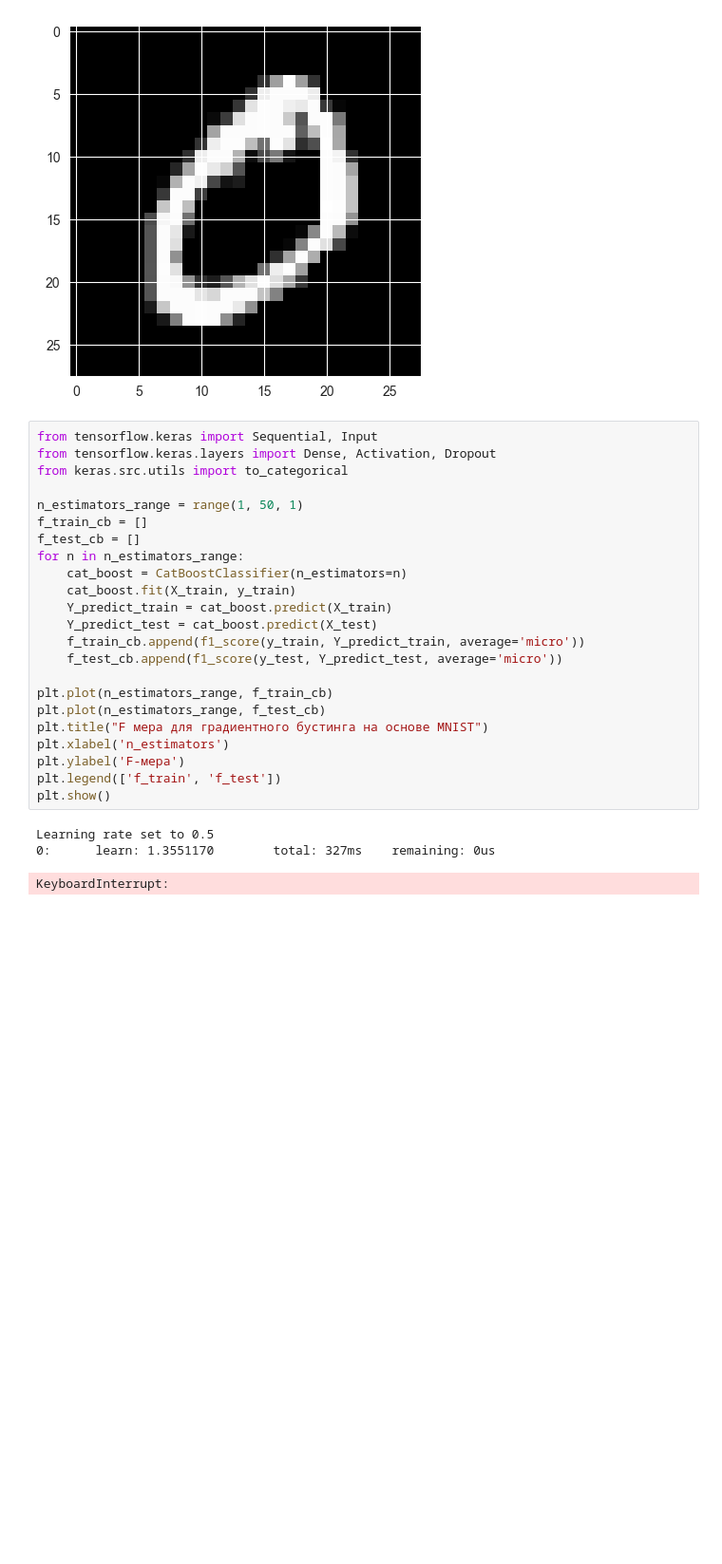
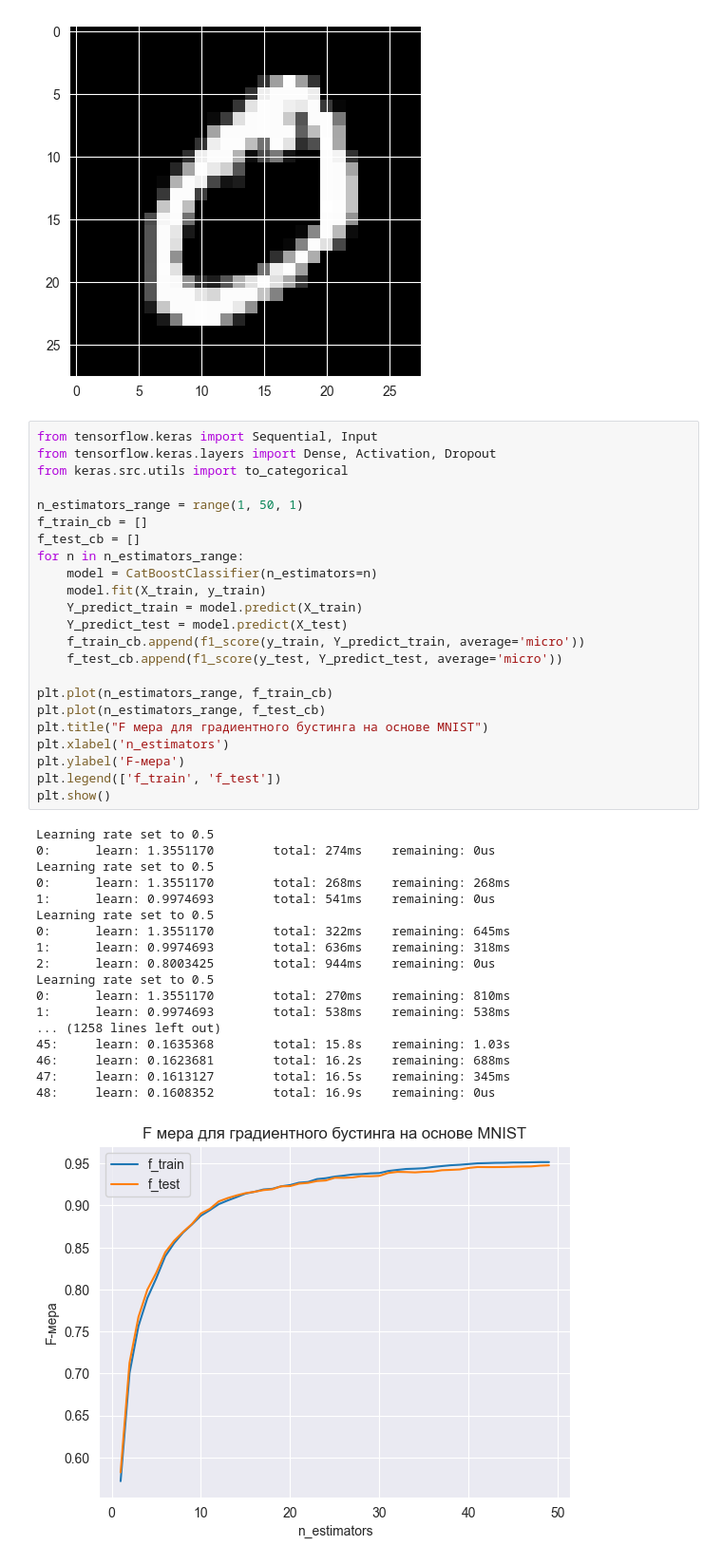
Before and after one commit to Sasha1339/lr3_ai, a Jupyter notebook: task_picture.ipynb, the cells around one changed output. Shown at 95% size. Drawn from its saved outputs; the diff is of its cells as text; blank space fills up the shorter version.

```diff
--- a/task_picture.ipynb
+++ b/task_picture.ipynb
@@ -24,30 +24,45 @@ X_test = X_test.reshape(X_test.shape[0], 28 * 28)
 # %%
 from tensorflow.keras import Sequential, Input
 from tensorflow.keras.layers import Dense, Activation, Dropout
 from keras.src.utils import to_categorical
 
 n_estimators_range = range(1, 50, 1)
 f_train_cb = []
 f_test_cb = []
 for n in n_estimators_range:
-    cat_boost = CatBoostClassifier(n_estimators=n)
-    cat_boost.fit(X_train, y_train)
-    Y_predict_train = cat_boost.predict(X_train)
-    Y_predict_test = cat_boost.predict(X_test)
+    model = CatBoostClassifier(n_estimators=n)
+    model.fit(X_train, y_train)
+    Y_predict_train = model.predict(X_train)
+    Y_predict_test = model.predict(X_test)
     f_train_cb.append(f1_score(y_train, Y_predict_train, average='micro'))
     f_test_cb.append(f1_score(y_test, Y_predict_test, average='micro'))
 
 plt.plot(n_estimators_range, f_train_cb)
 plt.plot(n_estimators_range, f_test_cb)
 plt.title("F мера для градиентного бустинга на основе MNIST")
 plt.xlabel('n_estimators')
 plt.ylabel('F-мера')
 plt.legend(['f_train', 'f_test'])
 plt.show()
 # %% [output]
 Learning rate set to 0.5
-0:      learn: 1.3551170        total: 327ms    remaining: 0us
+0:      learn: 1.3551170        total: 274ms    remaining: 0us
+Learning rate set to 0.5
+0:      learn: 1.3551170        total: 268ms    remaining: 268ms
+1:      learn: 0.9974693        total: 541ms    remaining: 0us
+Learning rate set to 0.5
+0:      learn: 1.3551170        total: 322ms    remaining: 645ms
+1:      learn: 0.9974693        total: 636ms    remaining: 318ms
+2:      learn: 0.8003425        total: 944ms    remaining: 0us
+Learning rate set to 0.5
+0:      learn: 1.3551170        total: 270ms    remaining: 810ms
+1:      learn: 0.9974693        total: 538ms    remaining: 538ms
+... (1258 lines left out)
+45:     learn: 0.1635368        total: 15.8s    remaining: 1.03s
+46:     learn: 0.1623681        total: 16.2s    remaining: 688ms
+47:     learn: 0.1613127        total: 16.5s    remaining: 345ms
+48:     learn: 0.1608352        total: 16.9s    remaining: 0us
-KeyboardInterrupt:
+[figure, added]
 # %%
 def map(data):
     output = []
```
